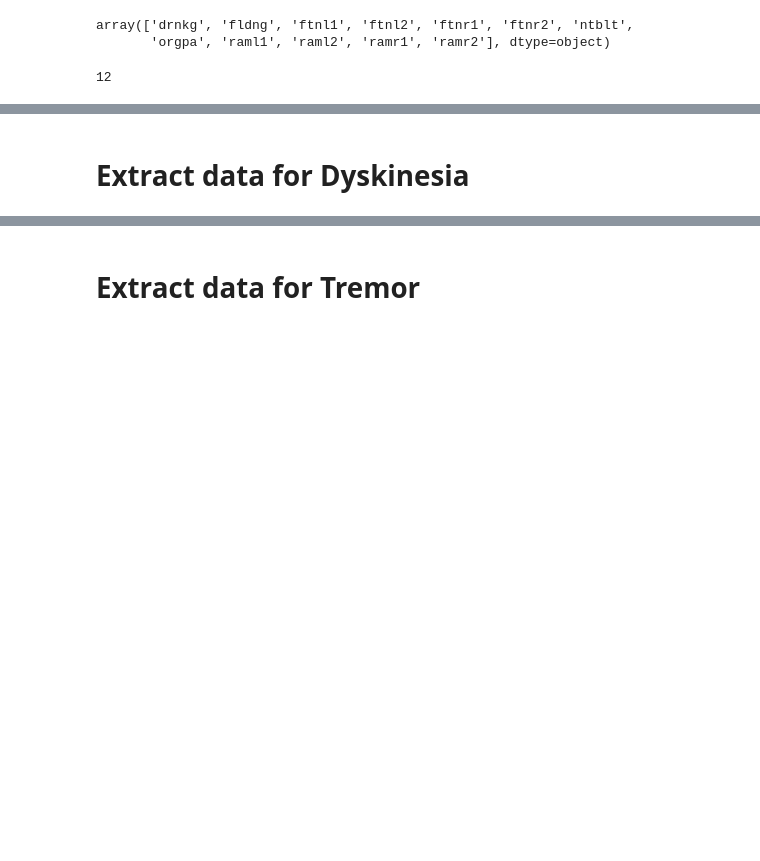
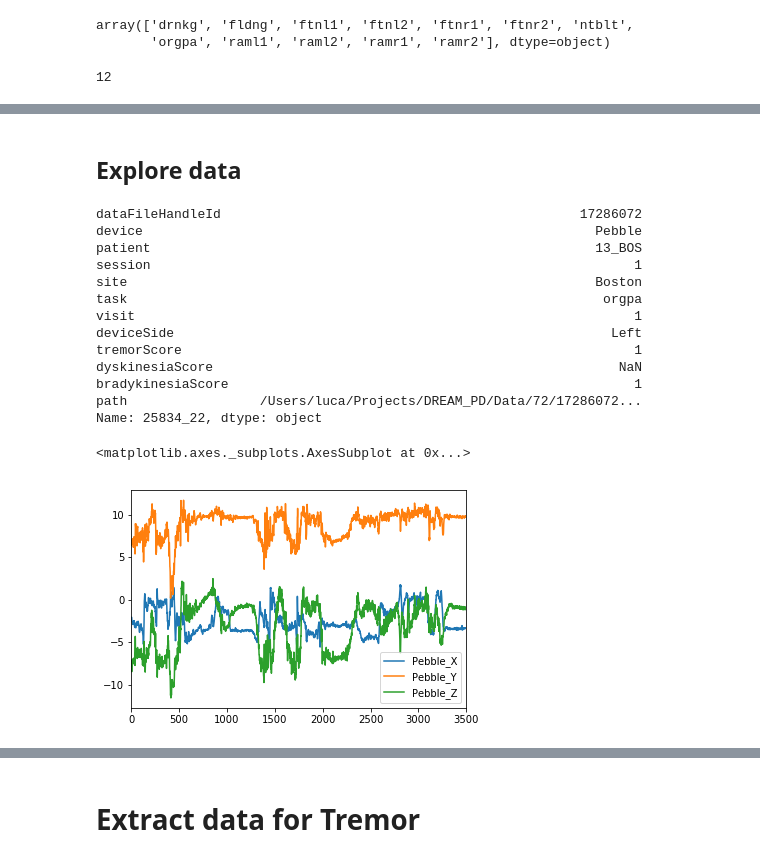
Before and after one commit to Luke3D/Misccode, a Jupyter notebook: Dataprocessing.ipynb, the cells around one changed output, grey strips where cells are left out. Cells and saved outputs as stored; diff of their text form; code cells hidden in the pictures; blank space fills up the shorter version.

```diff
--- a/Dataprocessing.ipynb
+++ b/Dataprocessing.ipynb
@@ -71,0 +303,4 @@ sum(table.tremorScore==4)
+# %%
+q_brady_train = syn.tableQuery("SELECT * from syn10495809 where bradykinesiaScore is not null")
+# %%
+paths_train = syn.downloadTableColumns(q_brady_train,'dataFileHandleId')
@@ -71,0 +309,4 @@ sum(table.tremorScore==4)
+# %%
+df_train = q_brady_train.asDataFrame()
+# %%
+df_train['path']=df_train.dataFileHandleId.astype(str).map(paths_train)
@@ -72,2 +371,25 @@ sum(table.tremorScore==4)
 # %% [markdown]
-# Extract data for Dyskinesia
+## Explore data
+# %%
+#plot task
+idx=9
+print(df_train.iloc[idx,:])
+p1 = df_train.path[idx]
+rawdata = pd.read_csv(p1,sep='\t')
+rawdata.iloc[:,1:4].plot()
+# %% [output]
+dataFileHandleId                                              17286072
+device                                                          Pebble
+patient                                                         13_BOS
+session                                                              1
+site                                                            Boston
+task                                                             orgpa
+visit                                                                1
+deviceSide                                                        Left
+tremorScore                                                          1
+dyskinesiaScore                                                    NaN
+bradykinesiaScore                                                    1
+path                 /Users/luca/Projects/DREAM_PD/Data/72/17286072...
+Name: 25834_22, dtype: object
+<matplotlib.axes._subplots.AxesSubplot at 0x...>
+[figure, added]
```
Also changed, not shown: parts of 51 cells of this notebook.
